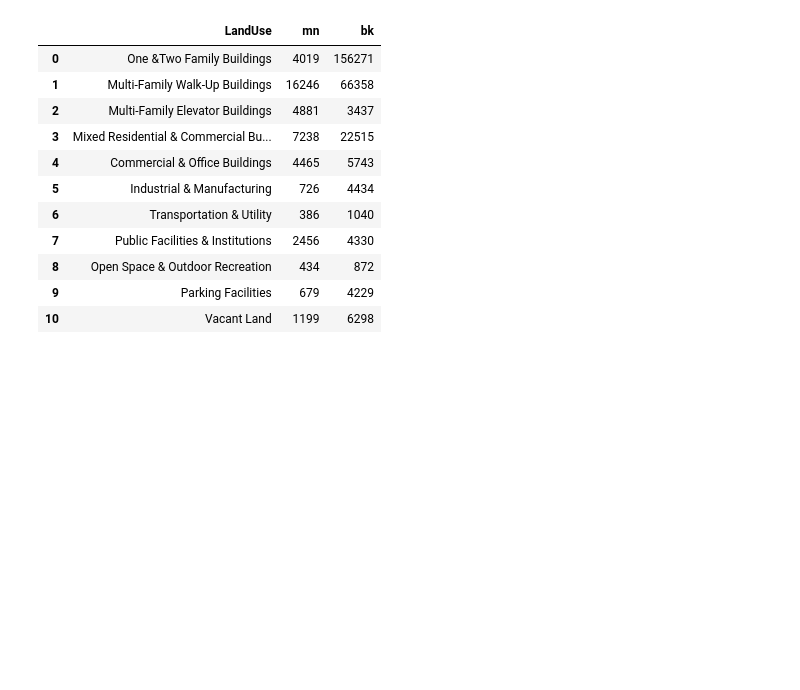
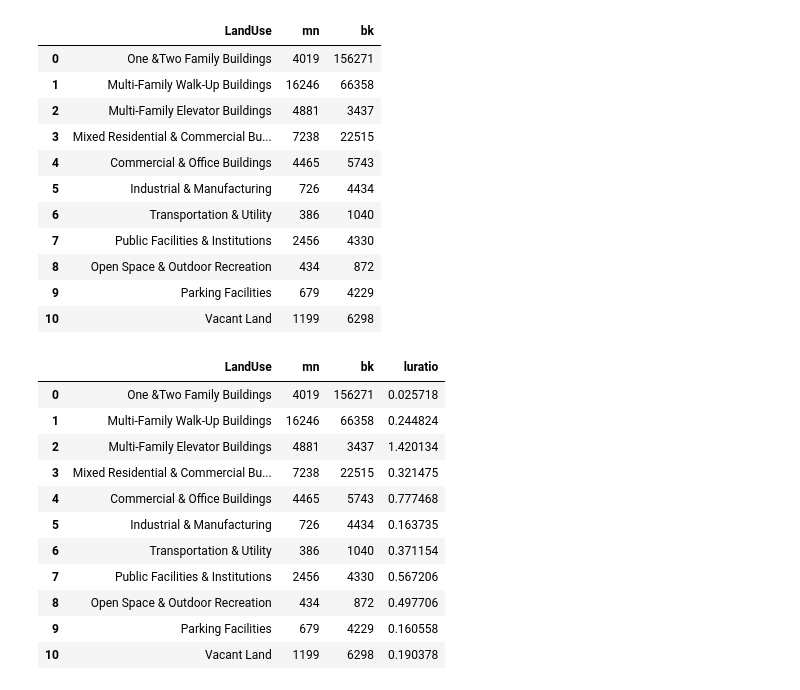
Before and after one commit to ShellyYoon/PUI2018_ah4412, a Jupyter notebook: HW5_ah4412/Assignment1_ah4412.ipynb, the cells around one changed output. Saved outputs shown, nothing was run; the diff lists cells and outputs as text; code cells hidden in the pictures; blank space fills up the shorter version.

```diff
--- a/HW5_ah4412/Assignment1_ah4412.ipynb
+++ b/HW5_ah4412/Assignment1_ah4412.ipynb
@@ -229,3 +229,20 @@ both
 | 8 | Open Space & Outdoor Recreation | 434 | 872 |
 | 9 | Parking Facilities | 679 | 4229 |
 | 10 | Vacant Land | 1199 | 6298 |
+# %%
+# add land use ratio column of manhattan to brooklyn
+both['luratio'] = both.mn/both.bk
+both
+# %% [output]
+|  | LandUse | mn | bk | luratio |
+| 0 | One &Two Family Buildings | 4019 | 156271 | 0.025718 |
+| 1 | Multi-Family Walk-Up Buildings | 16246 | 66358 | 0.244824 |
+| 2 | Multi-Family Elevator Buildings | 4881 | 3437 | 1.420134 |
+| 3 | Mixed Residential & Commercial Bu... | 7238 | 22515 | 0.321475 |
+| 4 | Commercial & Office Buildings | 4465 | 5743 | 0.777468 |
+| 5 | Industrial & Manufacturing | 726 | 4434 | 0.163735 |
+| 6 | Transportation & Utility | 386 | 1040 | 0.371154 |
+| 7 | Public Facilities & Institutions | 2456 | 4330 | 0.567206 |
+| 8 | Open Space & Outdoor Recreation | 434 | 872 | 0.497706 |
+| 9 | Parking Facilities | 679 | 4229 | 0.160558 |
+| 10 | Vacant Land | 1199 | 6298 | 0.190378 |
```
Also changed, not shown: parts of 3 cells of this notebook.
